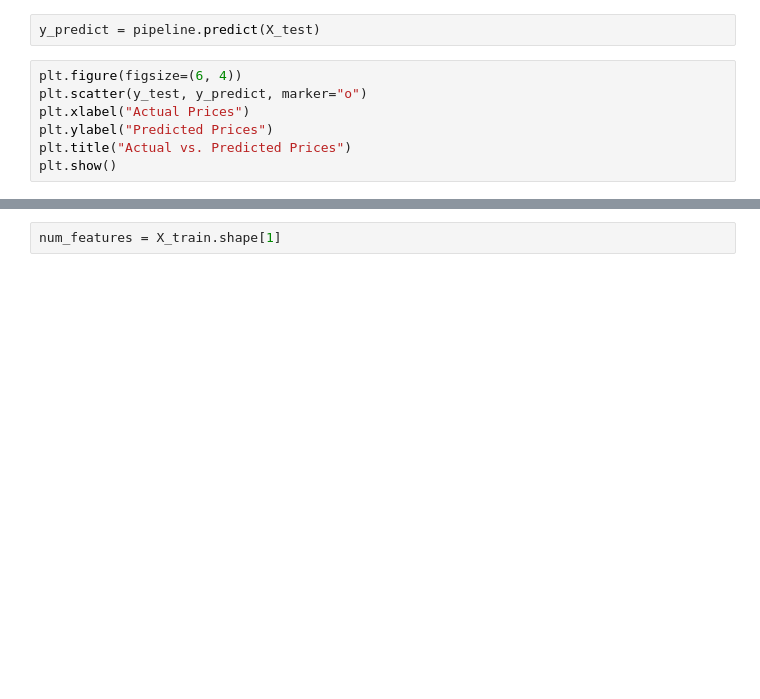
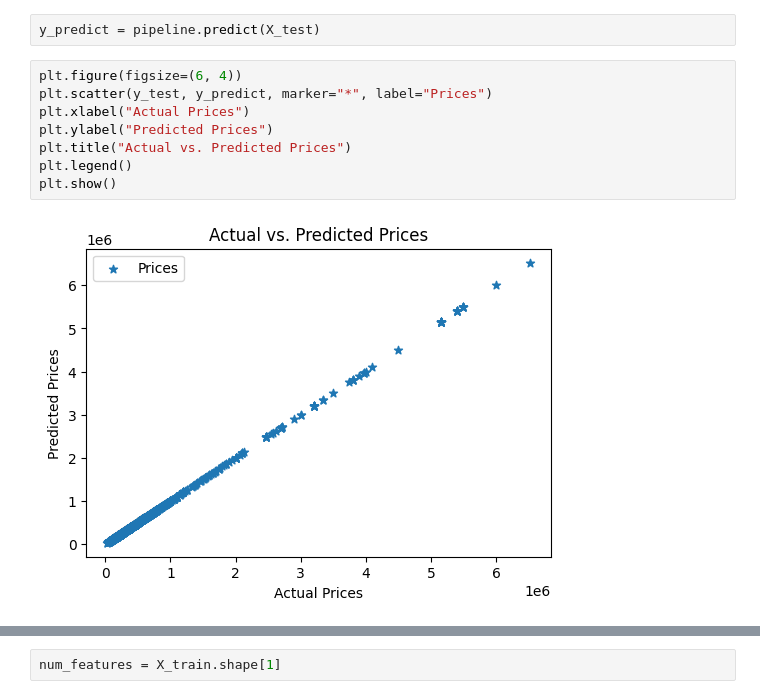
Before and after one commit to shakeraema/Dataset_Manipulation, a Jupyter notebook: Task_PDS.ipynb, the cells around one changed output, grey strips where cells are left out. Drawn from its saved outputs; the diff is of its cells as text; blank space fills up the shorter version.

```diff
--- a/Task_PDS.ipynb
+++ b/Task_PDS.ipynb
@@ -172,10 +334,13 @@ pipeline.fit(X_train, y_train)
 y_predict = pipeline.predict(X_test)
 # %%
 plt.figure(figsize=(6, 4))
-plt.scatter(y_test, y_predict, marker="o")
+plt.scatter(y_test, y_predict, marker="*", label="Prices")
 plt.xlabel("Actual Prices")
 plt.ylabel("Predicted Prices")
 plt.title("Actual vs. Predicted Prices")
+plt.legend()
 plt.show()
+# %% [output]
+[figure, added]
 # %%
 y_test[:5]
```
Also changed, not shown: parts of 34 cells of this notebook.
